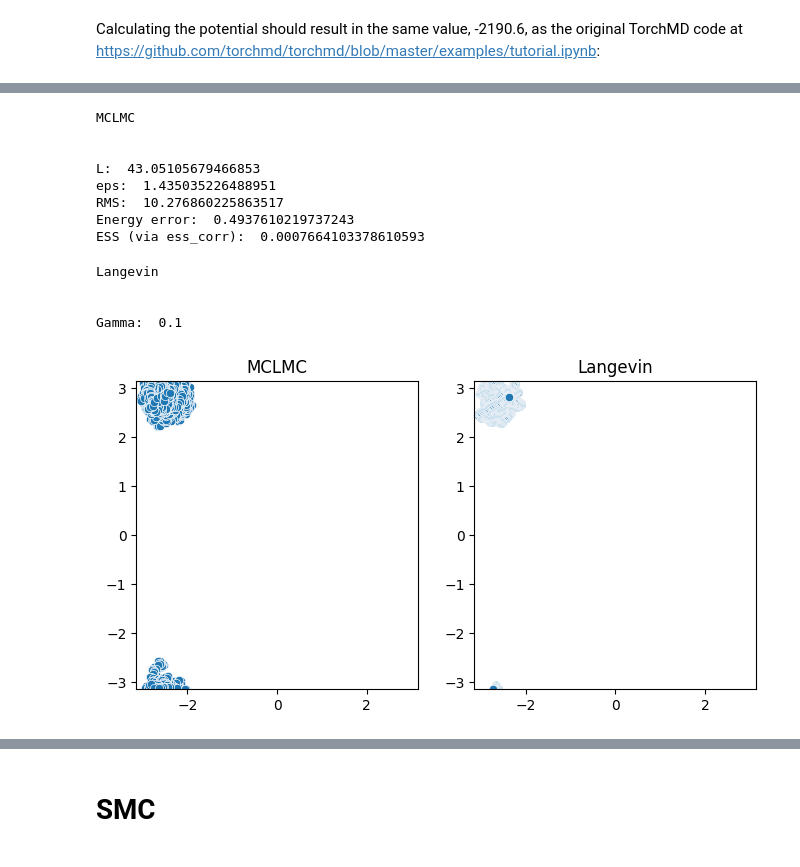
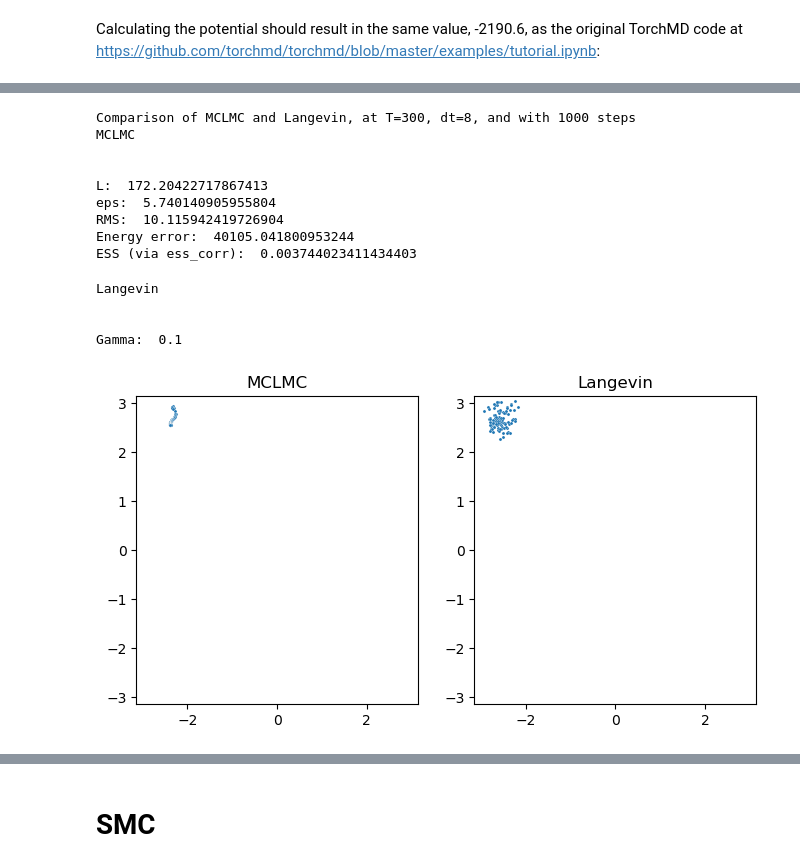
Before and after one commit to reubenharry/jax-md, a Jupyter notebook: notebooks/ad_mclmc.ipynb, the cells around one changed output, grey strips where cells are left out. Saved outputs shown, nothing was run; the diff lists cells and outputs as text; code cells hidden in the pictures.

```diff
--- a/notebooks/ad_mclmc.ipynb
+++ b/notebooks/ad_mclmc.ipynb
@@ -105,7 +99,7 @@ def run_mclmc(T, dt, L_factor, chain_length, gamma):
     trajectory.unitcell_vectors = unitC # traj.unitcell_vectors[:10000]
     angles = md.compute_dihedrals(trajectory, [phi_indices, psi_indices])
 
-    sns.scatterplot(x = angles[:, 0], y = angles[:, 1], ax=axs[0])
+    sns.scatterplot(x = angles[:, 0], y = angles[:, 1], ax=axs[0], s=5)
 
     # plt.show()
 
@@ -145,7 +139,7 @@ def run_mclmc(T, dt, L_factor, chain_length, gamma):
     unitC = nnp.array([(len(samples_langevin))*[nnp.diag(mol.box[:,0])]]).squeeze()
     trajectory2.unitcell_vectors = unitC
     angles_langevin = md.compute_dihedrals(trajectory2, [phi_indices, psi_indices])
-    sns.scatterplot(x = angles_langevin[:, 0], y = angles_langevin[:, 1], ax=axs[1])
+    sns.scatterplot(x = angles_langevin[:, 0], y = angles_langevin[:, 1], ax=axs[1], s=5)
 
     # name2 = 'mclmc' + str(dt) + str(gamma) + str(num_chains)
     # trajectory2.save_pdb('./data/prod_alanine_dipeptide_amber/traj'+name2+'.pdb')
@@ -187,16 +206,17 @@ Gamma:  0.1
 # %%
-samples,energy,L,eps, samples_langevin, gamma = run_mclmc(dt=2, L_factor=30, chain_length=10000, gamma=0.1)
+samples,energy,L,eps, samples_langevin, gamma = run_mclmc(T=300, dt=8, L_factor=30, chain_length=1000, gamma=0.1)
 # %% [output]
+Comparison of MCLMC and Langevin, at T=300, dt=8, and with 1000 steps
 MCLMC
 
 
-L:  43.05105679466853
-eps:  1.435035226488951
-RMS:  10.276860225863517
-Energy error:  0.4937610219737243
-ESS (via ess_corr):  0.0007664103378610593
+L:  172.20422717867413
+eps:  5.740140905955804
+RMS:  10.115942419726904
+Energy error:  40105.041800953244
+ESS (via ess_corr):  0.003744023411434403
 Langevin
 
 
 Gamma:  0.1
-[figure, old version]
+[figure, new version]
```
Also changed, not shown: parts of 11 cells of this notebook, 2 other files.
